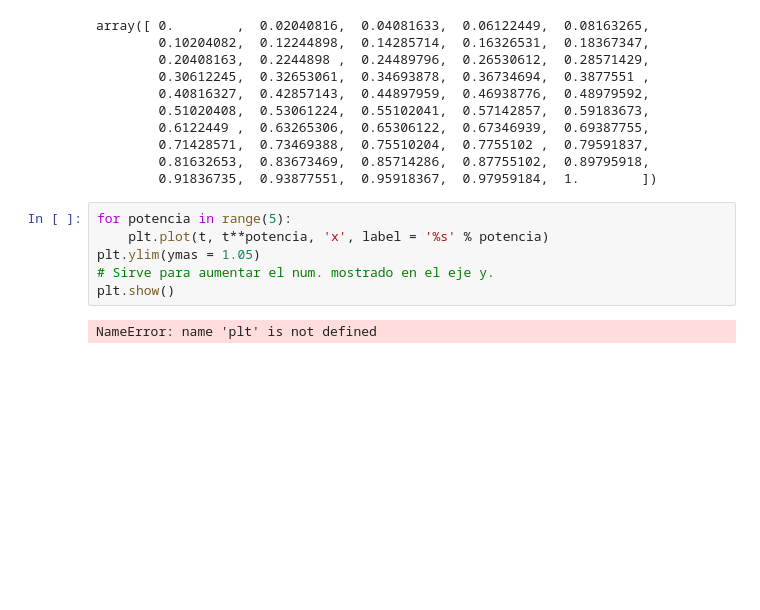
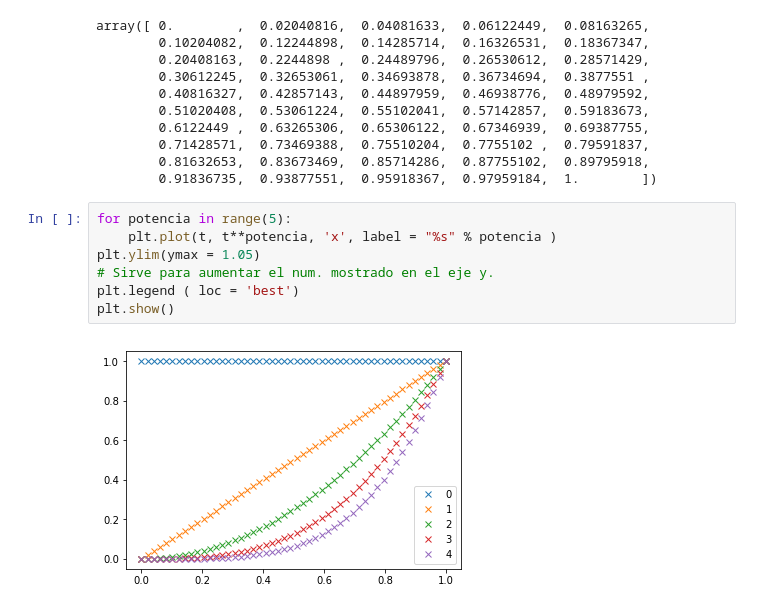
Before and after one commit to lazarusA/python-bebes, a Jupyter notebook: AxelM.ipynb, the cells around one changed output. Drawn from its saved outputs; the diff is of its cells as text; blank space fills up the shorter version.

```diff
--- a/AxelM.ipynb
+++ b/AxelM.ipynb
@@ -137,9 +180,10 @@ array([ 0.        ,  0.02040816,  0.04081633,  0.06122449,  0.08163265,
         0.91836735,  0.93877551,  0.95918367,  0.97959184,  1.        ])
 # %%
 for potencia in range(5):
-    plt.plot(t, t**potencia, 'x', label = '%s' % potencia)
-plt.ylim(ymas = 1.05)
+    plt.plot(t, t**potencia, 'x', label = "%s" % potencia )
+plt.ylim(ymax = 1.05)
 # Sirve para aumentar el num. mostrado en el eje y.
+plt.legend ( loc = 'best')
 plt.show()
 # %% [output]
-NameError: name 'plt' is not defined
+[figure, added]
```
Also changed, not shown: parts of 15 cells of this notebook.
